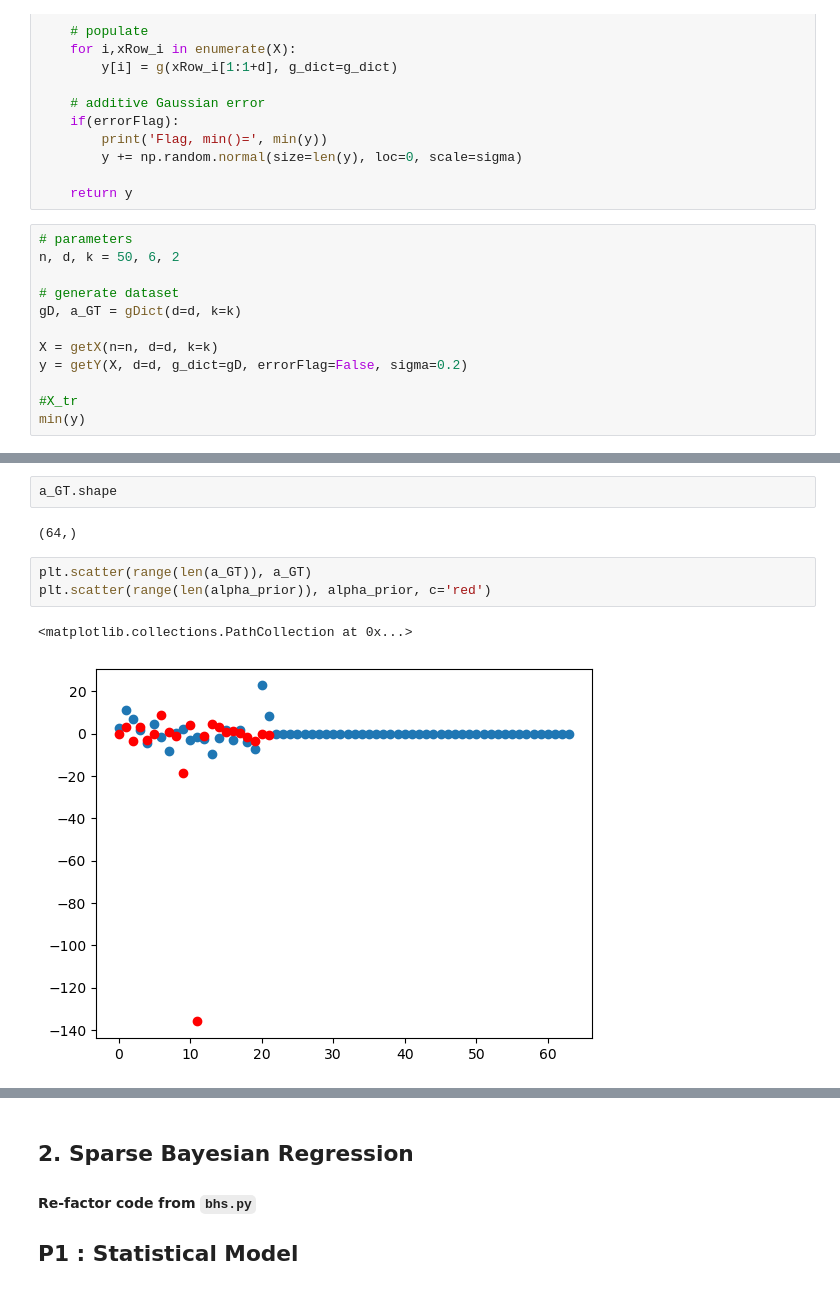
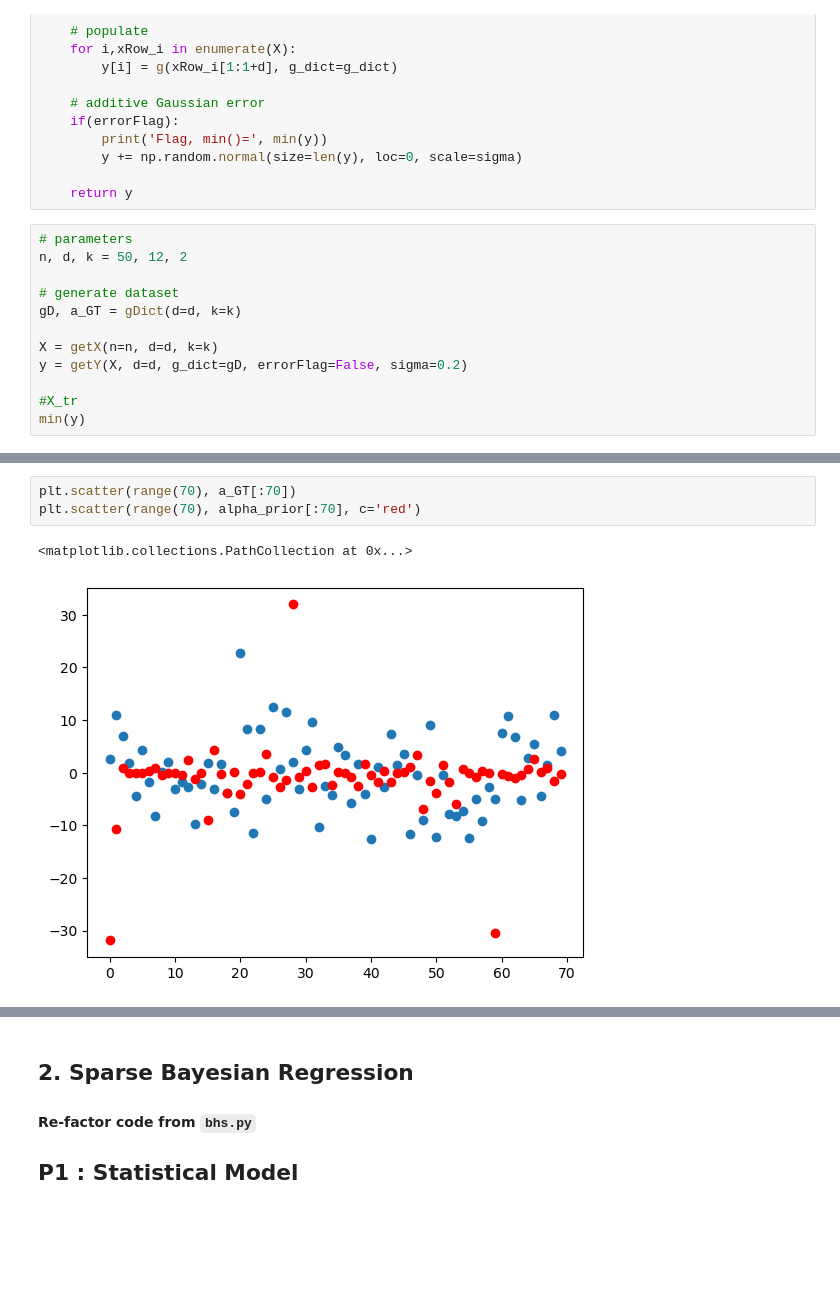
Before and after one commit to 7shoe/Combinatorial_BO, a Jupyter notebook: BOCS (2018) - Intro Script - Bayesian Optimization of Combinatorial Structures.ipynb, the cells around one changed output, grey strips where cells are left out. Saved outputs shown, nothing was run; the diff lists cells and outputs as text; blank space fills up the shorter version.

Commit message:
plot priori/posteriori

```diff
--- a/BOCS (2018) - Intro Script - Bayesian Optimization of Combinatorial Structures.ipynb
+++ b/BOCS (2018) - Intro Script - Bayesian Optimization of Combinatorial Structures.ipynb
@@ -123,7 +123,7 @@ def getY(X:np.array, d:int, g_dict:dict, errorFlag:bool=False, sigma:float=0.1)
     return y
 # %%
 # parameters
-n, d, k = 50, 6, 2
+n, d, k = 50, 12, 2
 
 # generate dataset
 gD, a_GT = gDict(d=d, k=k)
@@ -275,11 +290,7 @@ MSE, Groundtruth
-# %%
-a_GT.shape
-# %% [output]
-(64,)
 # %%
-plt.scatter(range(len(a_GT)), a_GT)
-plt.scatter(range(len(alpha_prior)), alpha_prior, c='red')
+plt.scatter(range(70), a_GT[:70])
+plt.scatter(range(70), alpha_prior[:70], c='red')
 # %% [output]
 <matplotlib.collections.PathCollection at 0x...>
-[figure, old version]
+[figure, new version]
 # %%
```
Also changed, not shown: parts of 14 cells of this notebook.
